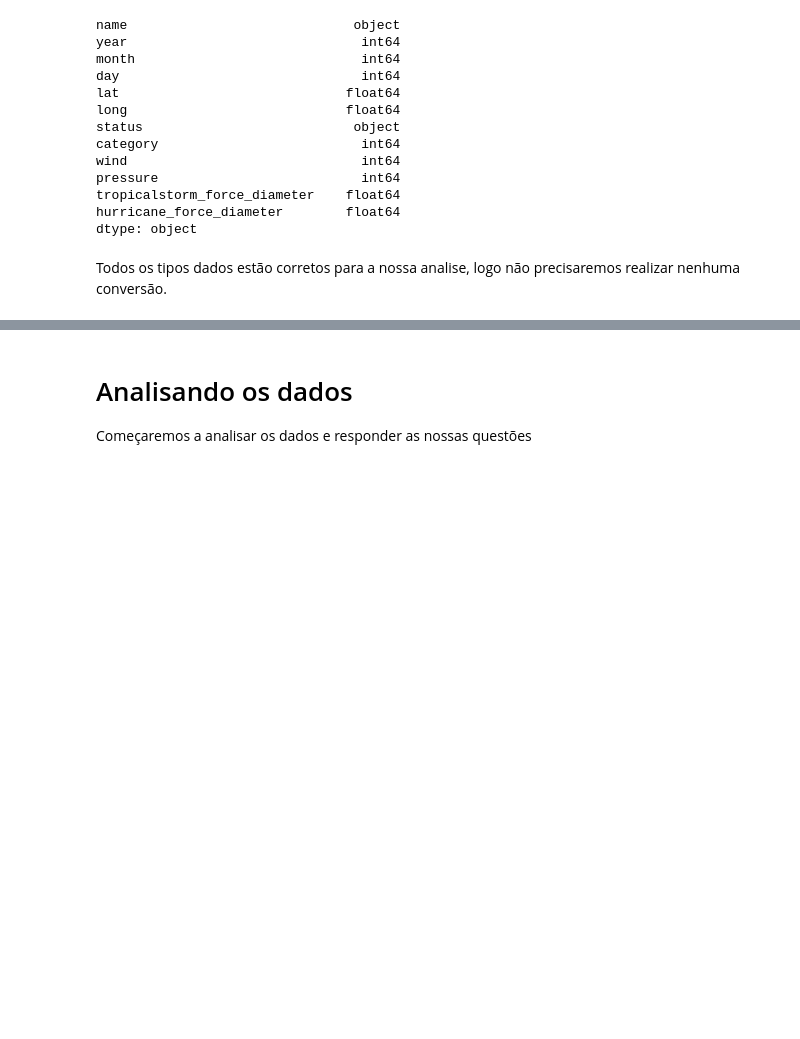
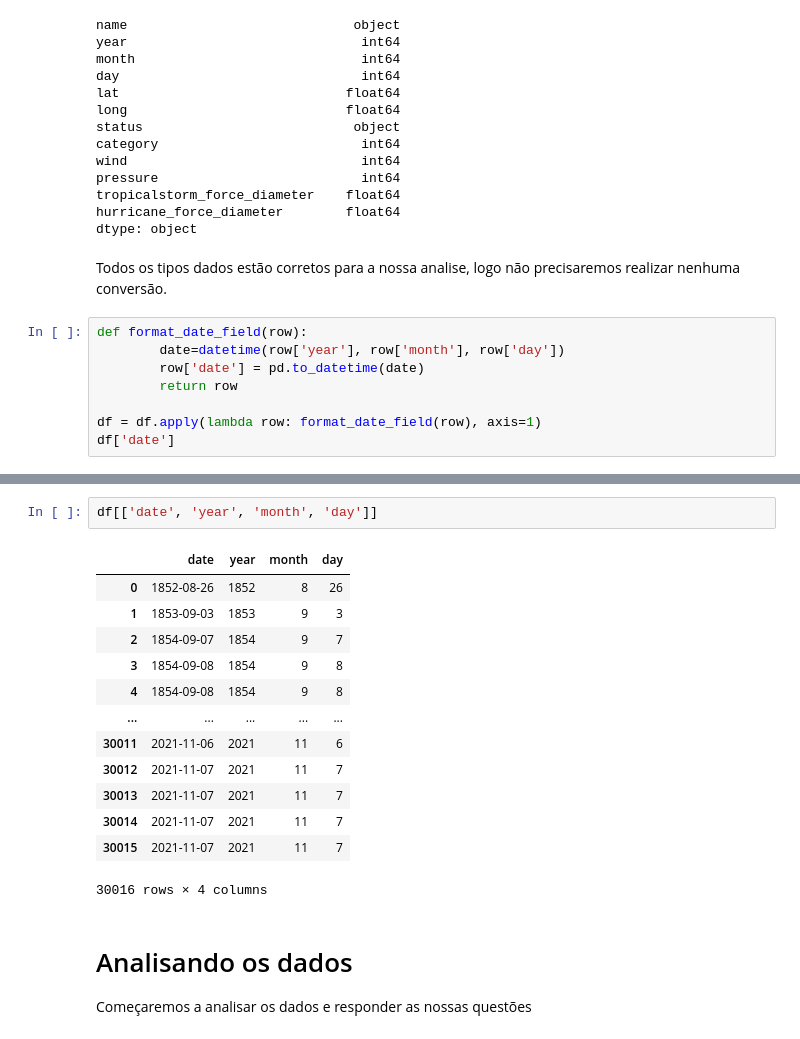
Before and after one commit to Jeferson-Peter/DataScience-Storm-Analytics, a Jupyter notebook: storm_analytics.ipynb, the cells around one changed output, grey strips where cells are left out. Cells and saved outputs as stored; diff of their text form; blank space fills up the shorter version.

Commit message:
Added date column d

```diff
--- a/storm_analytics.ipynb
+++ b/storm_analytics.ipynb
@@ -134,3 +135,11 @@ hurricane_force_diameter        float64
 dtype: object
 # %% [markdown]
 Todos os tipos dados estão corretos para a nossa analise, logo não precisaremos realizar nenhuma conversão.
+# %%
+def format_date_field(row):
+        date=datetime(row['year'], row['month'], row['day'])
+        row['date'] = pd.to_datetime(date)
+        return row
+
+df = df.apply(lambda row: format_date_field(row), axis=1)
+df['date']
@@ -137,3 +159,19 @@ Todos os tipos dados estão corretos para a nossa analise, logo não precisaremo
+# %%
+df[['date', 'year', 'month', 'day']]
+# %% [output]
+|  | date | year | month | day |
+| 0 | 1852-08-26 | 1852 | 8 | 26 |
+| 1 | 1853-09-03 | 1853 | 9 | 3 |
+| 2 | 1854-09-07 | 1854 | 9 | 7 |
+| 3 | 1854-09-08 | 1854 | 9 | 8 |
+| 4 | 1854-09-08 | 1854 | 9 | 8 |
+| ... | ... | ... | ... | ... |
+| 30011 | 2021-11-06 | 2021 | 11 | 6 |
+| 30012 | 2021-11-07 | 2021 | 11 | 7 |
+| 30013 | 2021-11-07 | 2021 | 11 | 7 |
+| 30014 | 2021-11-07 | 2021 | 11 | 7 |
+| 30015 | 2021-11-07 | 2021 | 11 | 7 |
+30016 rows × 4 columns
 # %% [markdown]
 # Analisando os dados
 Começaremos a analisar os dados e responder as nossas questões
```
Also changed, not shown: parts of 2 cells of this notebook.
